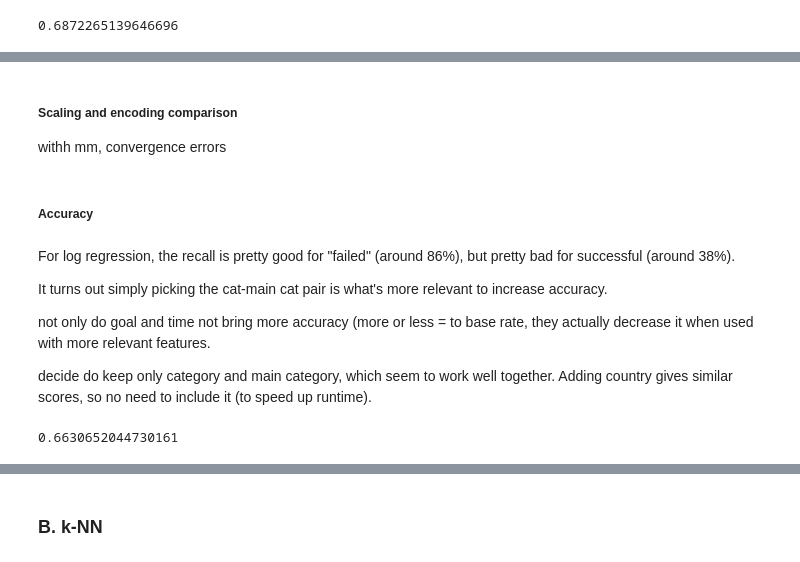
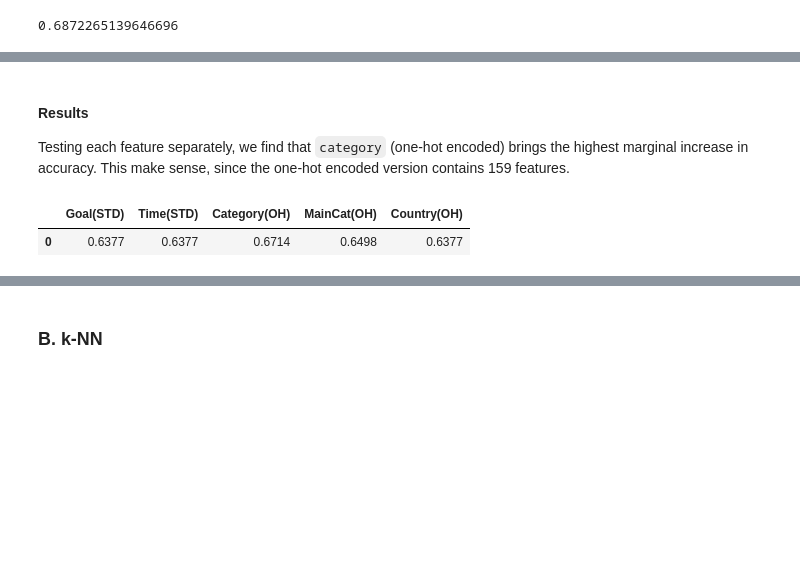
Before and after one commit to tbacha/DMML2019_Team_Apple, a Jupyter notebook: code/Kickstarter_notebook_Team_Apple_ML.ipynb, the cells around one changed output, grey strips where cells are left out. Cells and saved outputs as stored; diff of their text form; code cells hidden in the pictures; blank space fills up the shorter version.

```diff
--- a/code/Kickstarter_notebook_Team_Apple_ML.ipynb
+++ b/code/Kickstarter_notebook_Team_Apple_ML.ipynb
@@ -126,27 +110,10 @@ is the one that brings the highest marginal increase in accuracy. (but since lot
-# %% [markdown]
-##### Scaling and encoding comparison
-
-withh mm, convergence errors
-# %% [markdown]
-##### Accuracy
-# %% [markdown]
-For log regression, the recall is pretty good for "failed" (around 86%), but pretty bad for successful (around 38%).
-
-
-
-It turns out simply picking the cat-main cat pair is what's more relevant to increase accuracy.
-
-
-not only do goal and time not bring more accuracy (more or less = to base rate, they actually decrease it when used with more relevant features.
-
-decide do keep only category and main category, which seem to work well together. Adding country gives similar scores, so no need to include it (to speed up runtime).
-# %%
-X_train, X_test, y_train, y_test = custom_split(data=df, predict="state", rseed=RSEED,
-                                                scaling="std", encoding="onehot",
-                                                features=["goal", "time", "main_category"])
-
-LR = LogisticRegressionCV(solver="lbfgs", cv=5, max_iter=1000, random_state=RSEED)
-LR.fit(X_train, y_train)
-LR.score(X_test, y_test)
-# %% [output]
-0.6630652044730161
+# %% [markdown]
+#### Results
+
+Testing each feature separately, we find that `category` (one-hot encoded) brings the highest marginal increase in accuracy. This make sense, since the one-hot encoded version contains 159 features.
+# %%
+data = {"Goal(STD)":[0.6377], "Time(STD)":[0.6377], "Category(OH)":[0.6714], "MainCat(OH)":[0.6498], "Country(OH)":[0.6377]}
+pd.DataFrame(data)
+# %% [output]
+|  | Goal(STD) | Time(STD) | Category(OH) | MainCat(OH) | Country(OH) |
+| 0 | 0.6377 | 0.6377 | 0.6714 | 0.6498 | 0.6377 |
```
Also changed, not shown: parts of 10 cells of this notebook, 1 other file.
